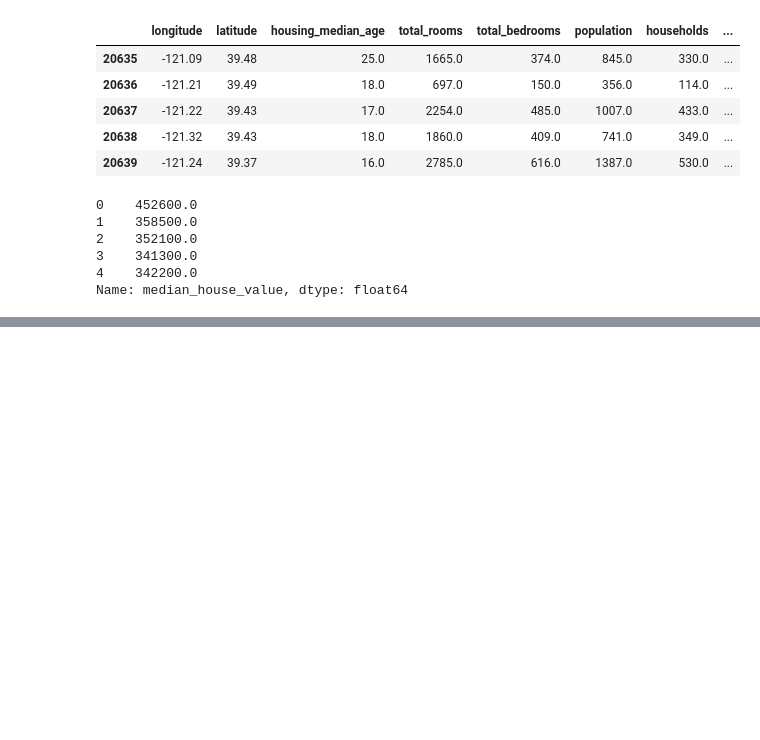
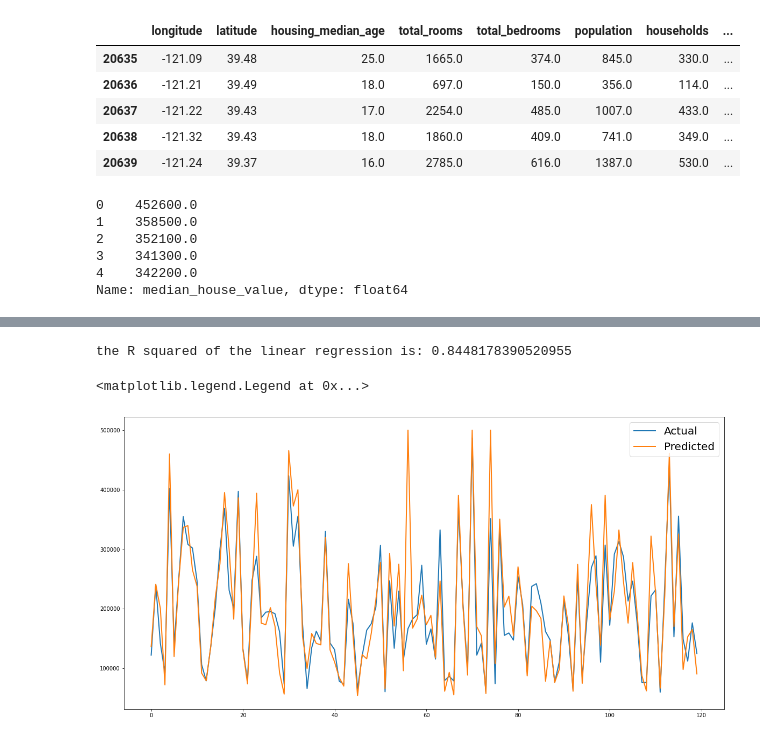
Before and after one commit to texnedo/california_housing_test, a Jupyter notebook: california-housing-test.ipynb, the cells around one changed output, grey strips where cells are left out. Drawn from its saved outputs; the diff is of its cells as text; code cells hidden in the pictures; blank space fills up the shorter version.

```diff
--- a/california-housing-test.ipynb
+++ b/california-housing-test.ipynb
@@ -173,3 +221,5 @@ X_train, X_test, y_train, y_test = train_test_split(X, Y, test_size=test_size, r
+# %%
+X_train,X_test,Y_train,Y_test = train_test_split(X, Y, test_size = 0.2, random_state=0)
 # %%
 X_train.count()
 # %% [output]
@@ -198,4 +248 @@ ocean_proximity       6812
 dtype: int64
-# %%
-model = XGBClassifier()
-model.fit(X_train, y_train)
@@ -203,0 +249,4 @@ model.fit(X_train, y_train)
+# %%
+model = XGBRegressor(objective ='reg:linear', colsample_bytree = 1, eta = 0.3, learning_rate = 0.09,
+                max_depth = 5, alpha = 10, n_estimators = 2000)
+model.fit(X_train, Y_train)
@@ -203,0 +276,2 @@ model.fit(X_train, y_train)
+# %%
+y_pred = model.predict(X_test)
@@ -203,0 +328,16 @@ model.fit(X_train, y_train)
+# %%
+from sklearn.metrics import r2_score
+r2 = r2_score(Y_test, y_pred)
+print('the R squared of the linear regression is:', r2)
+# %% [output]
+the R squared of the linear regression is: 0.8448178390520955
+# %%
+grp = pd.DataFrame({'prediction':y_pred,'Actual':Y_test})
+grp = grp.reset_index()
+grp = grp.drop(['index'],axis=1)
+plt.figure(figsize=(20,10))
+plt.plot(grp[:120],linewidth=2)
+plt.legend(['Actual','Predicted'],prop={'size': 20})
+# %% [output]
+<matplotlib.legend.Legend at 0x...>
+[figure, added]
```
Also changed, not shown: parts of 24 cells of this notebook, 2 other files.
